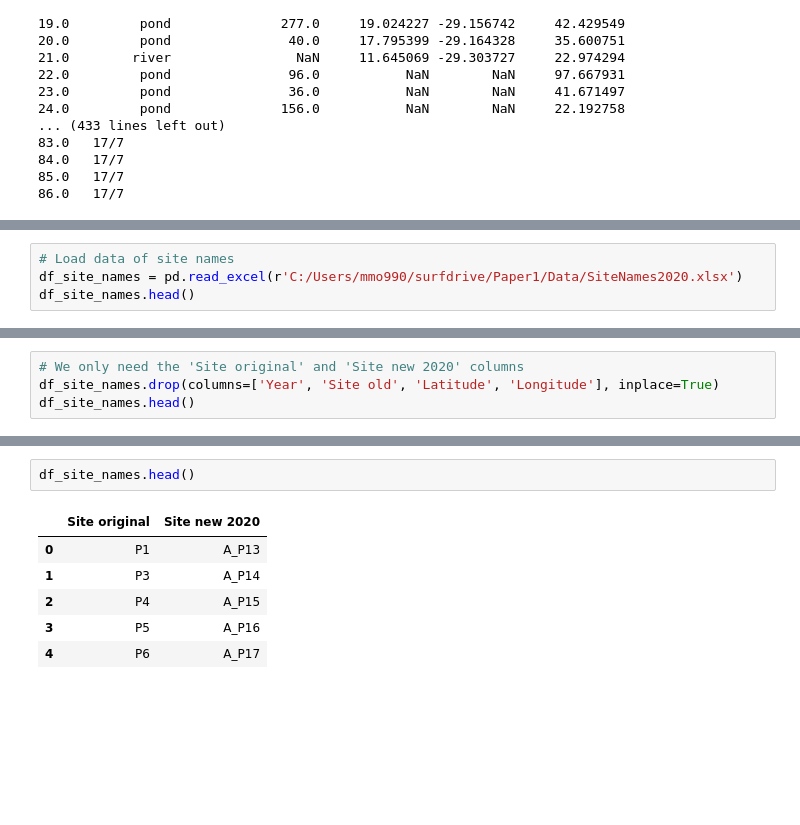
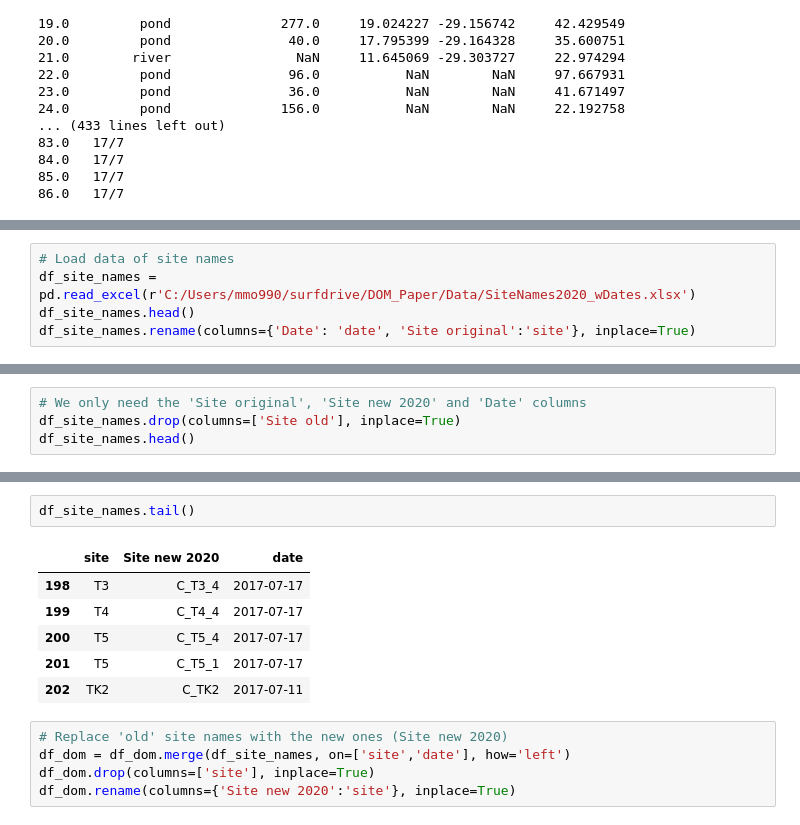
Before and after one commit to mmrosco/DOM, a Jupyter notebook: Data_join_clean.ipynb, the cells around one changed output, grey strips where cells are left out. Saved outputs shown, nothing was run; the diff lists cells and outputs as text; blank space fills up the shorter version.

Commit message:
Notebook complete, it now generates a csv files of combined data with the correct site and date columns

```diff
--- a/Data_join_clean.ipynb
+++ b/Data_join_clean.ipynb
@@ -276,4 +318,5 @@ with pd.option_context('display.max_rows', None, 'display.max_columns', None):
 # %%
 # Load data of site names
-df_site_names = pd.read_excel(r'C:/Users/mmo990/surfdrive/Paper1/Data/SiteNames2020.xlsx')
+df_site_names = pd.read_excel(r'C:/Users/mmo990/surfdrive/DOM_Paper/Data/SiteNames2020_wDates.xlsx')
 df_site_names.head()
+df_site_names.rename(columns={'Date': 'date', 'Site original':'site'}, inplace=True)
@@ -287,5 +323,5 @@ df_site_names.head()
 # %%
-# We only need the 'Site original' and 'Site new 2020' columns
-df_site_names.drop(columns=['Year', 'Site old', 'Latitude', 'Longitude'], inplace=True)
+# We only need the 'Site original', 'Site new 2020' and 'Date' columns
+df_site_names.drop(columns=['Site old'], inplace=True)
 df_site_names.head()
 # %% [output]
@@ -293,9 +334,14 @@ KeyError: "['Year' 'Site old' 'Latitude' 'Longitude'] not found in axis"
 # %%
-df_site_names.head()
+df_site_names.tail()
 # %% [output]
-|  | Site original | Site new 2020 |
-| 0 | P1 | A_P13 |
-| 1 | P3 | A_P14 |
-| 2 | P4 | A_P15 |
-| 3 | P5 | A_P16 |
-| 4 | P6 | A_P17 |
+|  | site | Site new 2020 | date |
+| 198 | T3 | C_T3_4 | 2017-07-17 |
+| 199 | T4 | C_T4_4 | 2017-07-17 |
+| 200 | T5 | C_T5_4 | 2017-07-17 |
+| 201 | T5 | C_T5_1 | 2017-07-17 |
+| 202 | TK2 | C_TK2 | 2017-07-11 |
+# %%
+# Replace 'old' site names with the new ones (Site new 2020)
+df_dom = df_dom.merge(df_site_names, on=['site','date'], how='left')
+df_dom.drop(columns=['site'], inplace=True)
+df_dom.rename(columns={'Site new 2020':'site'}, inplace=True)
```
Also changed, not shown: parts of 17 cells of this notebook.
